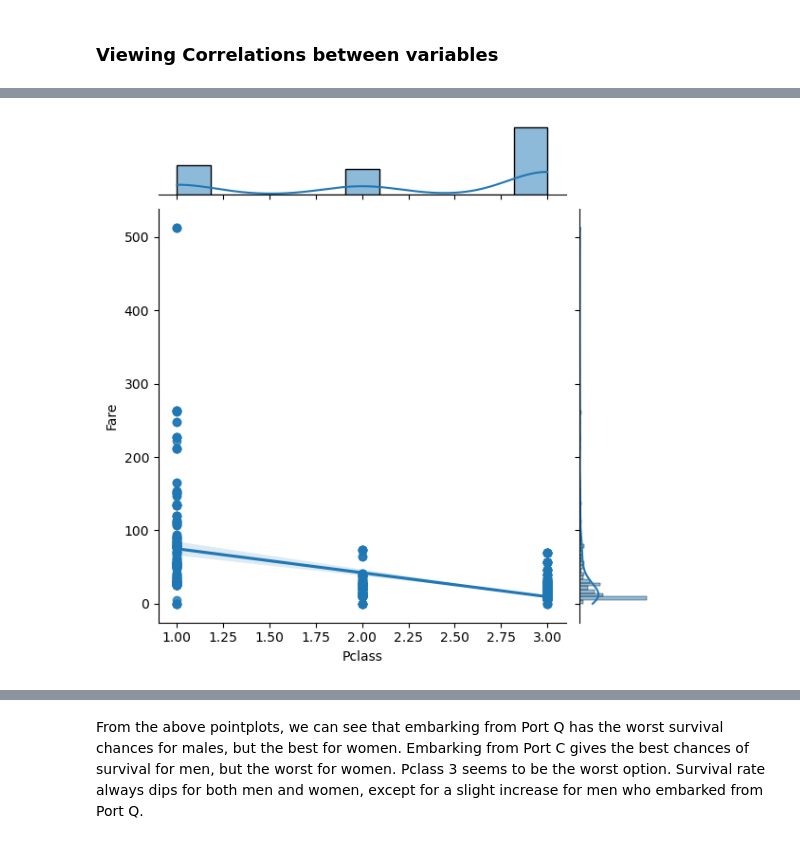
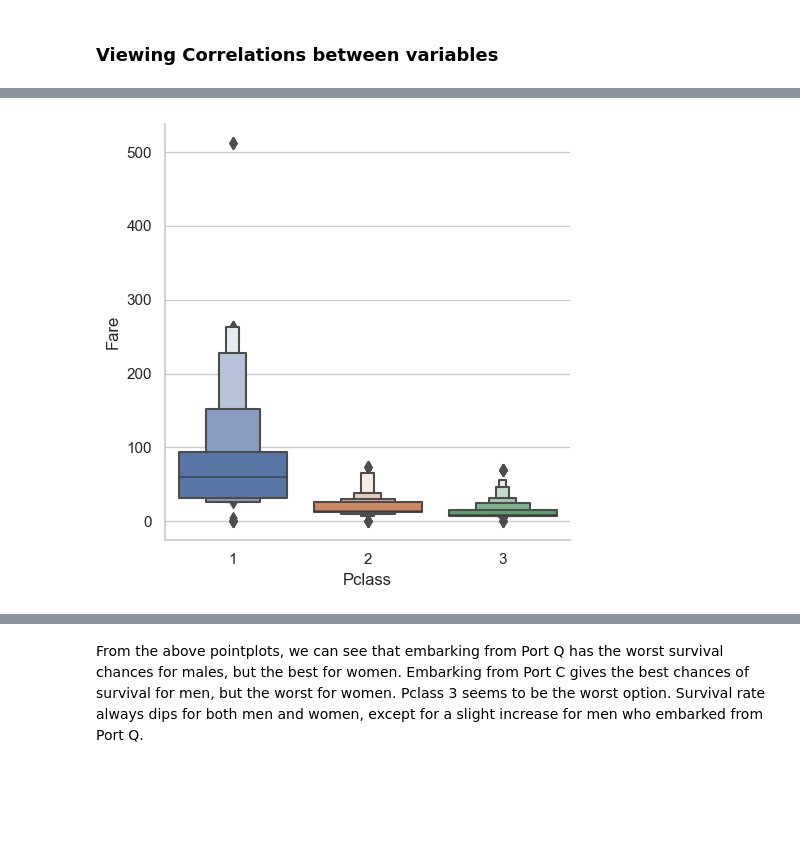
Before and after one commit to GabrielFreeze/gapt, a Jupyter notebook: Notebook.ipynb, the cells around one changed output, grey strips where cells are left out. Saved outputs shown, nothing was run; the diff lists cells and outputs as text; code cells hidden in the pictures; blank space fills up the shorter version.

```diff
--- a/Notebook.ipynb
+++ b/Notebook.ipynb
@@ -145,8 +155,8 @@ plt.show()
 # %%
-sns.jointplot(x="Pclass", y="Fare", data=df, kind='reg')
+sns.catplot(x="Pclass", y="Fare", data=df, kind="boxen")
 plt.show()
 # %% [output]
-[figure, old version]
+[figure, new version]
 # %%
 FacetGrid = sns.FacetGrid(df, row='Embarked', aspect=2)
 FacetGrid.map(sns.pointplot, 'Pclass', 'Survived','Sex',
```
Also changed, not shown: parts of 14 cells of this notebook, 2 other files.
